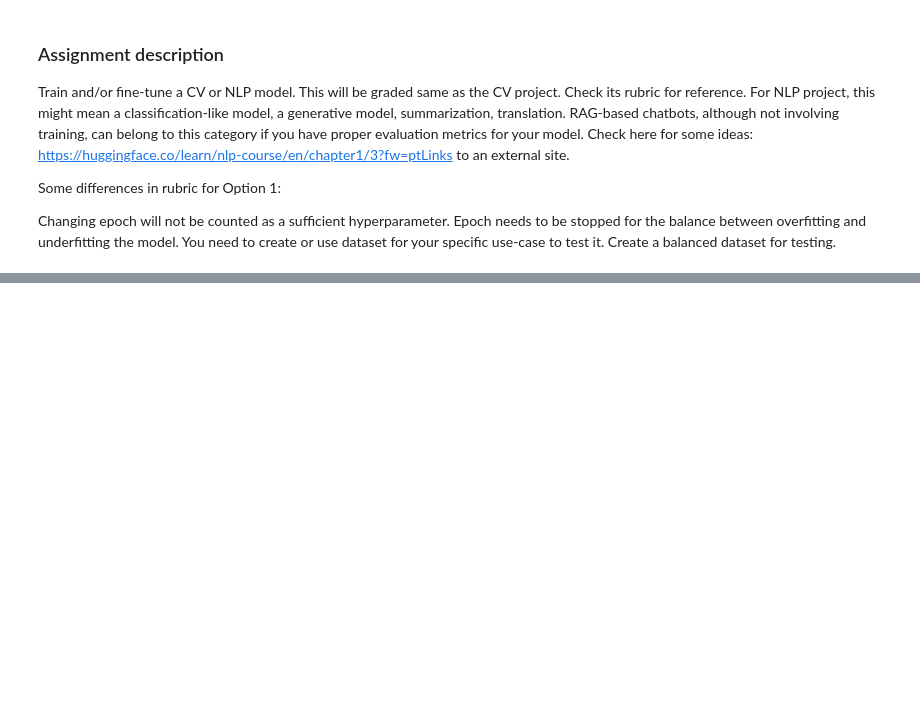
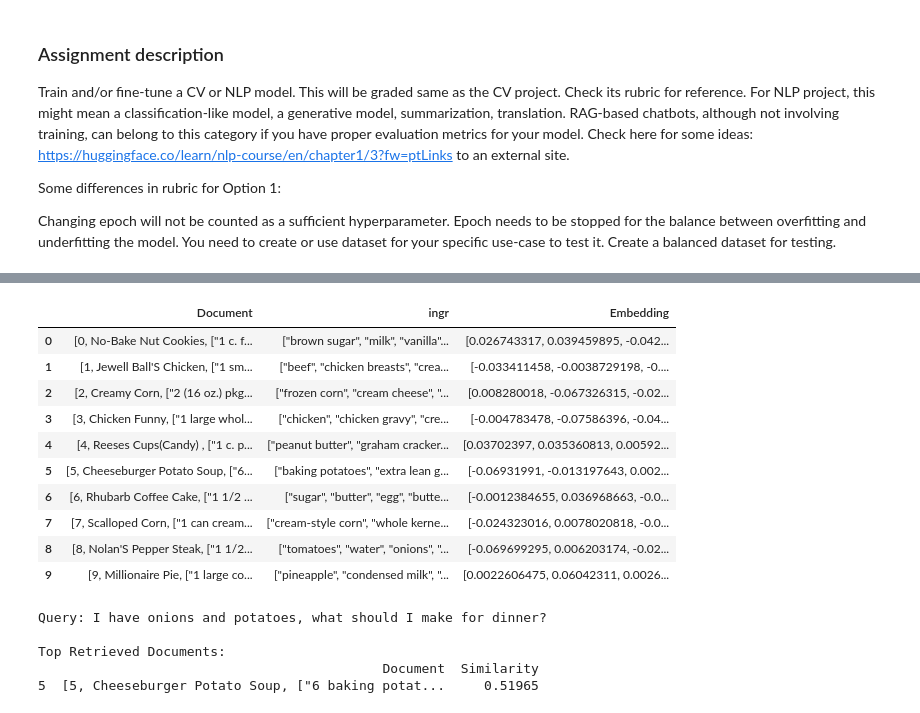
Before and after one commit to oliviasteeed/ChefGPT, a Jupyter notebook: ChefGPT.ipynb, the cells around one changed output, grey strips where cells are left out. Saved outputs shown, nothing was run; the diff lists cells and outputs as text; code cells hidden in the pictures; blank space fills up the shorter version.

```diff
--- a/ChefGPT.ipynb
+++ b/ChefGPT.ipynb
@@ -26,0 +127,3 @@ You need to create or use dataset for your specific use-case to test it. Create
+# %%
+ing = [recipes_corpus[i][-1] for i in range(len(recipes_corpus))]
+ing
@@ -26,0 +141,16 @@ You need to create or use dataset for your specific use-case to test it. Create
+# %%
+# Step 2: Create dense embeddings for the documents
+embedding_model = SentenceTransformer('all-MiniLM-L6-v2')  # A lightweight model for embedding
+embeddings = embedding_model.encode(recipes_corpus)  # Generate embeddings
+
+# Step 3: Create a pandas DataFrame for indexing
+# Combine documents and embeddings in a DataFrame
+df = pd.DataFrame({
+    "Document": recipes_corpus,
+    "ingr": ing,
+    "Embedding": list(embeddings)  # Store embeddings as lists for easier handling
+})
+
+# Display the DataFrame
+print("Indexed Documents:")
+print(df.head())
@@ -26,0 +175,14 @@ You need to create or use dataset for your specific use-case to test it. Create
+# %%
+df
+# %% [output]
+|  | Document | ingr | Embedding |
+| 0 | [0, No-Bake Nut Cookies, ["1 c. f... | ["brown sugar", "milk", "vanilla"... | [0.026743317, 0.039459895, -0.042... |
+| 1 | [1, Jewell Ball'S Chicken, ["1 sm... | ["beef", "chicken breasts", "crea... | [-0.033411458, -0.0038729198, -0.... |
+| 2 | [2, Creamy Corn, ["2 (16 oz.) pkg... | ["frozen corn", "cream cheese", "... | [0.008280018, -0.067326315, -0.02... |
+| 3 | [3, Chicken Funny, ["1 large whol... | ["chicken", "chicken gravy", "cre... | [-0.004783478, -0.07586396, -0.04... |
+| 4 | [4, Reeses Cups(Candy) , ["1 c. p... | ["peanut butter", "graham cracker... | [0.03702397, 0.035360813, 0.00592... |
+| 5 | [5, Cheeseburger Potato Soup, ["6... | ["baking potatoes", "extra lean g... | [-0.06931991, -0.013197643, 0.002... |
+| 6 | [6, Rhubarb Coffee Cake, ["1 1/2 ... | ["sugar", "butter", "egg", "butte... | [-0.0012384655, 0.036968663, -0.0... |
+| 7 | [7, Scalloped Corn, ["1 can cream... | ["cream-style corn", "whole kerne... | [-0.024323016, 0.0078020818, -0.0... |
+| 8 | [8, Nolan'S Pepper Steak, ["1 1/2... | ["tomatoes", "water", "onions", "... | [-0.069699295, 0.006203174, -0.02... |
+| 9 | [9, Millionaire Pie, ["1 large co... | ["pineapple", "condensed milk", "... | [0.0022606475, 0.06042311, 0.0026... |
@@ -26,0 +222,13 @@ You need to create or use dataset for your specific use-case to test it. Create
+# %%
+query = "I have onions and potatoes, what should I make for dinner?"
+results = retrieve_with_pandas(query, top_k=1)
+
+print("\nQuery:", query)
+print("\nTop Retrieved Documents:")
+print(results)
+# %% [output]
+Query: I have onions and potatoes, what should I make for dinner?
+
+Top Retrieved Documents:
+                                            Document  Similarity
+5  [5, Cheeseburger Potato Soup, ["6 baking potat...     0.51965
```
Also changed, not shown: parts of 15 cells of this notebook.
